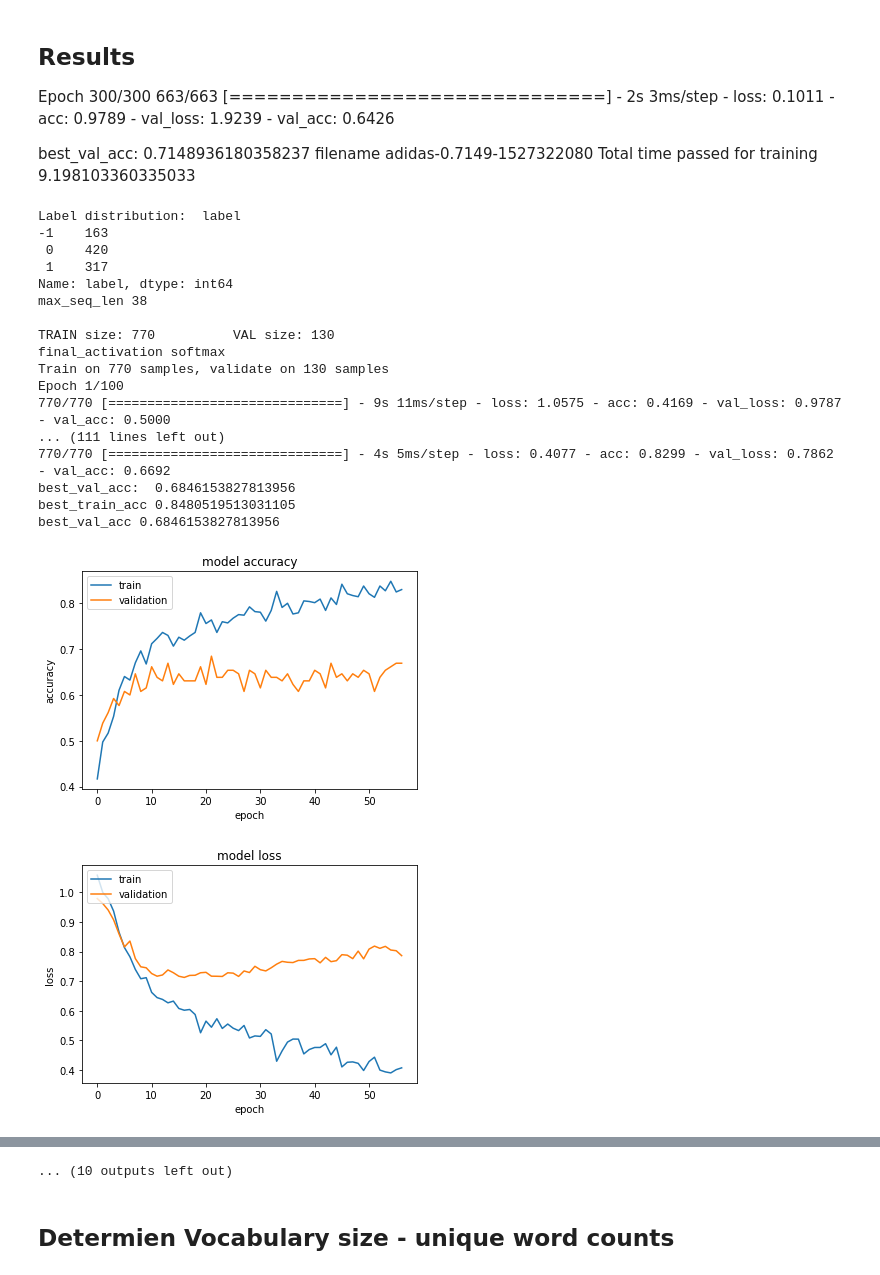
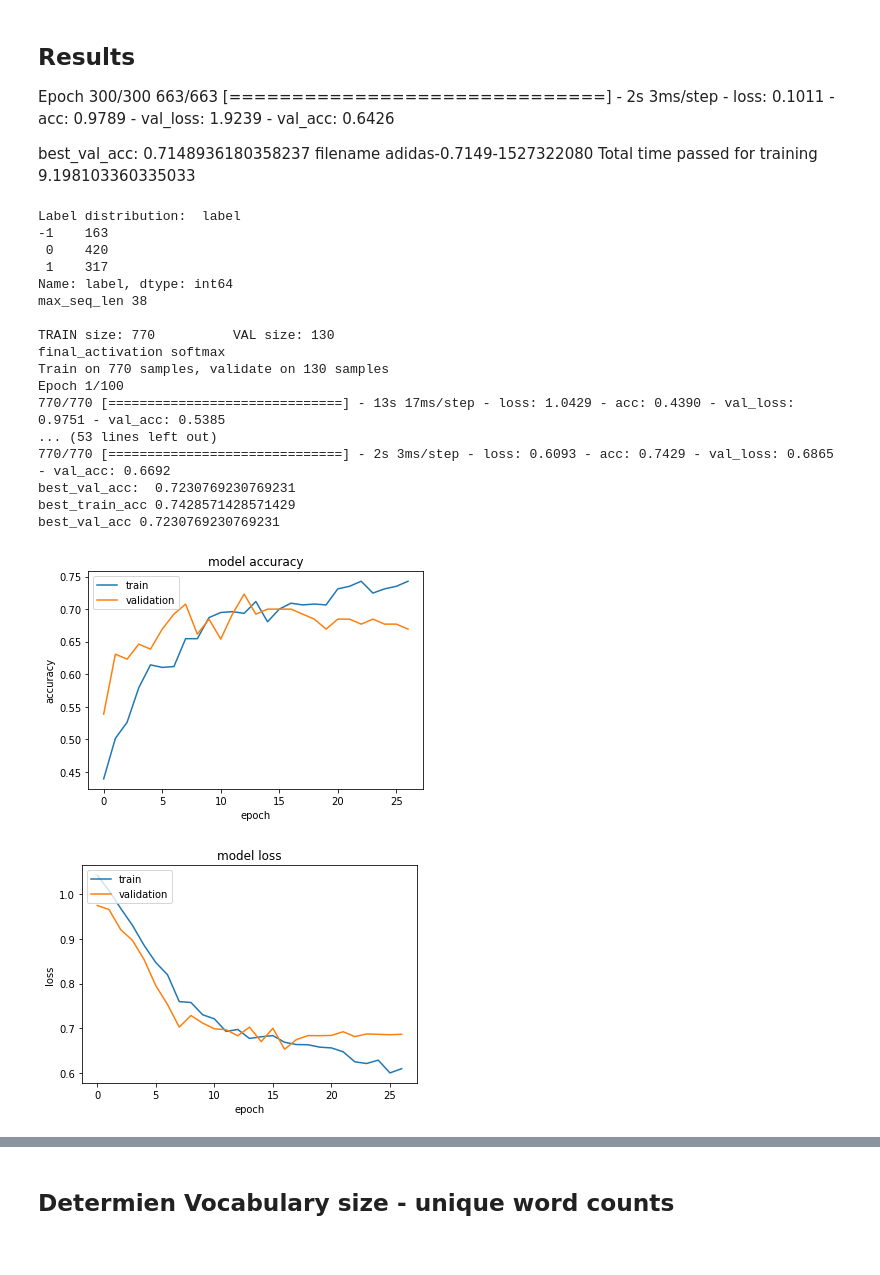
Before and after one commit to elkhand/human-emotions-classifier, a Jupyter notebook: Keras-LSTM-based sentiment analysis of OASIS dataset captions.ipynb, the cells around one changed output, grey strips where cells are left out. Cells and saved outputs as stored; diff of their text form; code cells hidden in the pictures.

Commit message:
Increasing batch size helped to increase val acc, using default ReduceLROnPlateau

```diff
--- a/Keras-LSTM-based sentiment analysis of OASIS dataset captions.ipynb
+++ b/Keras-LSTM-based sentiment analysis of OASIS dataset captions.ipynb
@@ -287,7 +287,7 @@ def build_model(isBinaryClassification, isF1Enabled, max_seq_len, num_of_classes
     #model.add(GRU(max_seq_len,return_sequences=True, recurrent_dropout=recurrent_dropout))
     #model.add(GRU(max_seq_len, dropout=0.65, recurrent_dropout=0.35))
     model.add(Bidirectional(GRU(max_seq_len, return_sequences=True, dropout=dropout, recurrent_dropout=recurrent_dropout), merge_mode='concat'))
-    model.add(Bidirectional(GRU(max_seq_len, dropout=dropout, recurrent_dropout=recurrent_dropout), merge_mode='concat'))
+    model.add(Bidirectional(GRU(max_seq_len, dropout=dropout - 0.3, recurrent_dropout=recurrent_dropout - 0.3), merge_mode='concat'))
     model.add(Dense(num_of_classes, activation=final_activation))
 
     if isF1Enabled:
@@ -369,7 +369,7 @@ def train_StratifiedKFold(isBinaryClassification,isF1Enabled):
                             max_seq_len,
                             num_of_classes,
                             embedding_dim=300,
-                            hidden_layer_dim=40,
+                            hidden_layer_dim=32,
                             dropout=0.5,
                             recurrent_dropout=0.5,# 0.3
                             final_activation=final_activation
@@ -377,21 +377,22 @@ def train_StratifiedKFold(isBinaryClassification,isF1Enabled):
         plot_model(model, to_file= 'model/model.png', show_shapes=True, show_layer_names=True)#
 
         reduce_lr = ReduceLROnPlateau(monitor='val_loss',
-                                  factor=0.2,
+                                  #factor=0.2,
                                   patience=5,
-                                  min_lr=0.001)
+                                  #min_lr=0.00001,
+                                  verbose=1)
 
         history = {}
         filename = ""
         # checkpoint
         filepath="model/weights.best.h5"
         checkpoint = ModelCheckpoint(filepath, monitor='val_acc', verbose=0, save_best_only=True, mode='max')
-        early_stopping = EarlyStopping(monitor='val_loss', patience=40)
+        early_stopping = EarlyStopping(monitor='val_loss', patience=10)
 
         callbacks_list = [ checkpoint, reduce_lr, early_stopping]  #
         history = model.fit(x=X_train,
                       y=y_train,
-                      batch_size=40,# 64 seems fine, 32 is better
+                      batch_size=64,# 64 seems fine, 32 is better
                       epochs=100,
                       verbose=1,
                       validation_data = (X_val, y_val),
@@ -429,38 +430,38 @@ def train_StratifiedKFold(isBinaryClassification,isF1Enabled):
 
 
 dataset_path = human_output_caption_to_label_csv_path
 kfold_splits = 7
 # dataset_path = auto_output_caption_to_label_csv_path
 
 
 embedding_dimension = 300
 #max_seq_len = 40
 start = time.time()
 isBinaryClassification = False
 isF1Enabled = False
 history = train_StratifiedKFold(isBinaryClassification, isF1Enabled)
 #dataset_path = caption_to_label_dataset_path + "/" +'human-train.csv'
 #val_dataset_path = caption_to_label_dataset_path + "/" +'human-val.csv'
 #history = train()
 end = time.time()
 print("Total time passed for training", (end-start)/60)
 # %% [output]
 Label distribution:  label
 -1    163
  0    420
  1    317
 Name: label, dtype: int64
 max_seq_len 38
 
 TRAIN size: 770          VAL size: 130
 final_activation softmax
 Train on 770 samples, validate on 130 samples
 Epoch 1/100
-770/770 [==============================] - 9s 11ms/step - loss: 1.0575 - acc: 0.4169 - val_loss: 0.9787 - val_acc: 0.5000
-... (111 lines left out)
-770/770 [==============================] - 4s 5ms/step - loss: 0.4077 - acc: 0.8299 - val_loss: 0.7862 - val_acc: 0.6692
-best_val_acc:  0.6846153827813956
-best_train_acc 0.8480519513031105
-best_val_acc 0.6846153827813956
+770/770 [==============================] - 13s 17ms/step - loss: 1.0429 - acc: 0.4390 - val_loss: 0.9751 - val_acc: 0.5385
+... (53 lines left out)
+770/770 [==============================] - 2s 3ms/step - loss: 0.6093 - acc: 0.7429 - val_loss: 0.6865 - val_acc: 0.6692
+best_val_acc:  0.7230769230769231
+best_train_acc 0.7428571428571429
+best_val_acc 0.7230769230769231
-[figure, old version]
+[figure, new version]
-[figure, old version]
+[figure, new version]
@@ -524,4 +510,3 @@ best_val_acc 0.6640625074505806
-... (10 outputs left out)
 # %% [markdown]
 ## Determien Vocabulary size - unique word counts
 # %%
```
Also changed, not shown: parts of 1 cell of this notebook.
